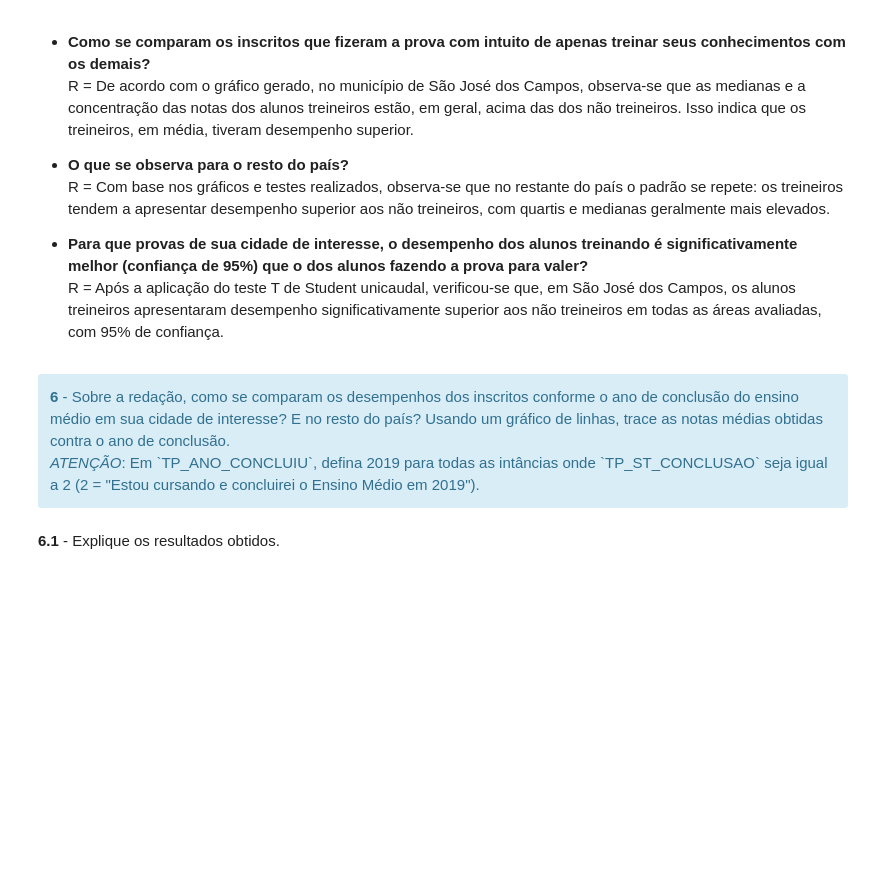
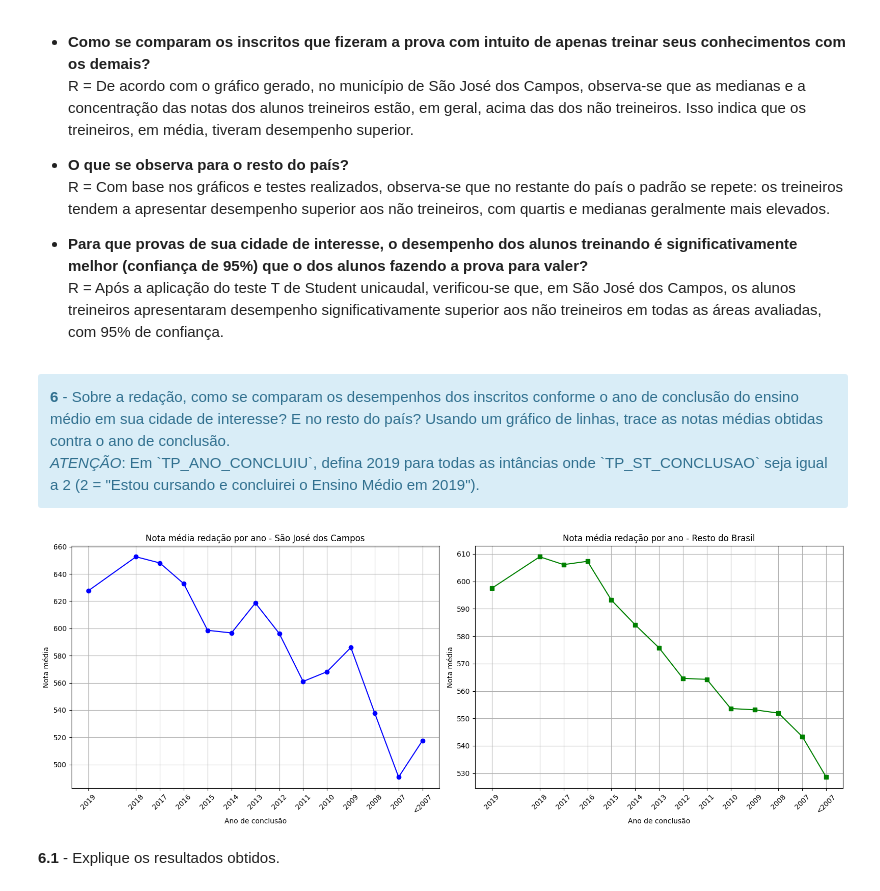
Before and after one commit to SarahLimaSO/Trabalho_ciencia_de_dados_enem, a Jupyter notebook: Trabalho Pratico - DS.ipynb, the cells around one changed output. Saved outputs shown, nothing was run; the diff lists cells and outputs as text; code cells hidden in the pictures; blank space fills up the shorter version.

```diff
--- a/Trabalho Pratico - DS.ipynb
+++ b/Trabalho Pratico - DS.ipynb
@@ -354,6 +356,67 @@ R = Após a aplicação do teste T de Student unicaudal, verificou-se que, em S
 <div class="alert alert-info">
 <b>6</b> - Sobre a redação, como se comparam os desempenhos dos inscritos conforme o ano de conclusão do ensino médio em sua cidade de interesse? E no resto do país? Usando um gráfico de linhas, trace as notas médias obtidas contra o ano de conclusão.<br><i>ATENÇÃO</i>: Em `TP_ANO_CONCLUIU`, defina 2019 para todas as intâncias onde `TP_ST_CONCLUSAO` seja igual a 2 (2 = "Estou cursando e concluirei o Ensino Médio em 2019").
 </div>
+# %%
+finalistas = df_enem['TP_ST_CONCLUSAO'] == 2
+
+# IMPORTANTE! Para melhor visualizacão do grafico foi preciso fzr ajustes no 'TP_ANO_CONCLUIU' já que
+# colocar 2019 diretamente como pedido no enunciado afeta a lógica da categoria
+# CONSULTAR O DICIONÁRIO QUAISQUER DÚVIDAS
+
+df_enem.loc[finalistas & (df_enem['TP_ANO_CONCLUIU'] == 0), 'TP_ANO_CONCLUIU'] = -1
+
+# EXCLUSÃO DOS CASOS "NÃO INFORMADO" do gráfico:
+# Os registros com TP_ANO_CONCLUIU == 0 representam alunos que não informaram o ano de conclusão do ensino médio.
+# Como esses valores não correspondem a uma faixa temporal real, foram excluídos da análise gráfica para evitar distorções na escala e facilitar a interpretação.
+# Essa exclusão não altera os dados originais e é apenas uma decisão visual para melhorar a clareza do gráfico.
+
+media_sjc = df_enem[cidade_sjc & (df_enem['TP_ANO_CONCLUIU'] != 0)].groupby('TP_ANO_CONCLUIU')['NU_NOTA_REDACAO'].mean()
+media_brasil = df_enem[resto_brasil & (df_enem['TP_ANO_CONCLUIU'] != 0)].groupby('TP_ANO_CONCLUIU')['NU_NOTA_REDACAO'].mean()
+
+fig, axes = plt.subplots(nrows=1, ncols=2, figsize=(16, 6))
+
+anos_conclusao = {
+    -1: '2019',
+    0: 'Não informado',
+    1: '2018',
+    2: '2017',
+    3: '2016',
+    4: '2015',
+    5: '2014',
+    6: '2013',
+    7: '2012',
+    8: '2011',
+    9: '2010',
+    10: '2009',
+    11: '2008',
+    12: '2007',
+    13: '<2007'
+}
+
+# Gráfico para São José dos Campos
+axes[0].plot(media_sjc.index, media_sjc.values, marker='o', color='blue')
+axes[0].set_xticks(media_sjc.index)
+axes[0].set_xticklabels([anos_conclusao.get(i, str(i)) for i in media_sjc.index], rotation=45)
+
+axes[0].set_title('Nota média redação por ano - São José dos Campos')
+axes[0].set_xlabel('Ano de conclusão')
+axes[0].set_ylabel('Nota média')
+axes[0].grid(True)
+
+# Gráfico para Resto do Brasil
+axes[1].plot(media_brasil.index, media_brasil.values, marker='s', color='green')
+axes[1].set_xticks(media_brasil.index)
+axes[1].set_xticklabels([anos_conclusao.get(i, str(i)) for i in media_brasil.index], rotation=45)
+
+axes[1].set_title('Nota média redação por ano - Resto do Brasil')
+axes[1].set_xlabel('Ano de conclusão')
+axes[1].set_ylabel('Nota média')
+axes[1].grid(True)
+
+plt.tight_layout()
+plt.show()
+# %% [output]
+[figure, added]
 # %% [markdown]
 <div class="alert alert-primary">
 <b>6.1</b> - Explique os resultados obtidos.
```
Also changed, not shown: parts of 2 cells of this notebook.
